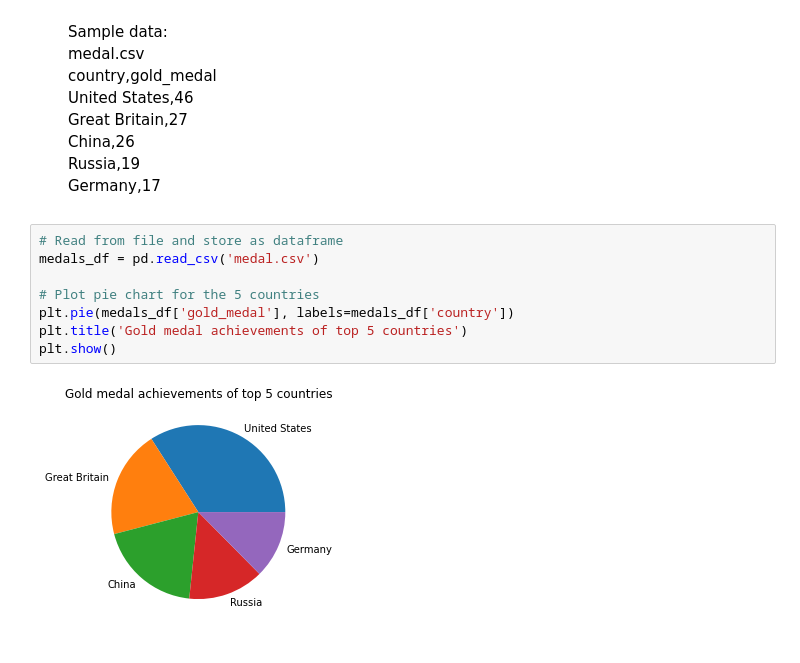
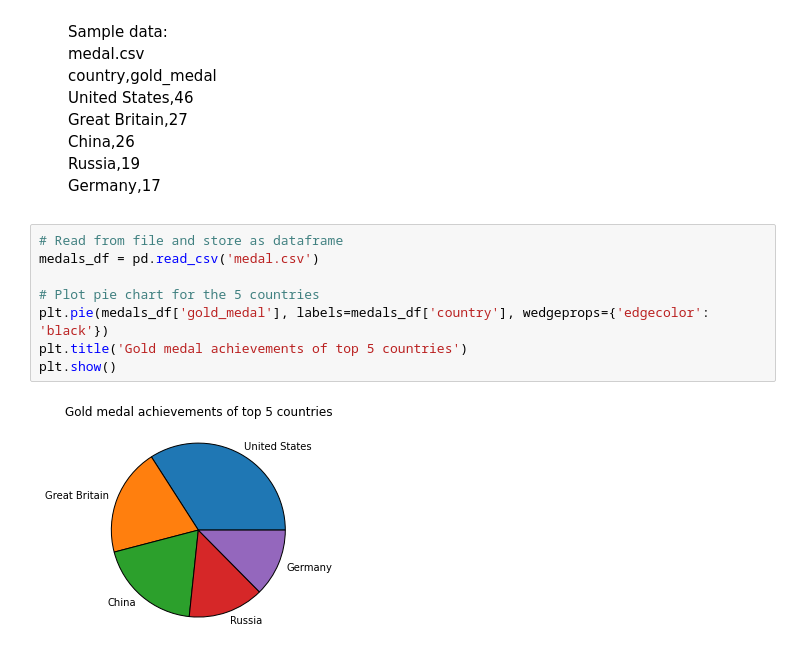
Before and after one commit to NishanthRajkumar/Python-Libraries, a Jupyter notebook: matplotlib_programs/matplotlib_piechart.ipynb, the cells around one changed output. Cells and saved outputs as stored; diff of their text form.

```diff
--- a/matplotlib_programs/matplotlib_piechart.ipynb
+++ b/matplotlib_programs/matplotlib_piechart.ipynb
@@ -50,10 +50,10 @@ plt.show()
 # %%
 # Read from file and store as dataframe
 medals_df = pd.read_csv('medal.csv')
 
 # Plot pie chart for the 5 countries
-plt.pie(medals_df['gold_medal'], labels=medals_df['country'])
+plt.pie(medals_df['gold_medal'], labels=medals_df['country'], wedgeprops={'edgecolor': 'black'})
 plt.title('Gold medal achievements of top 5 countries')
 plt.show()
 # %% [output]
-[figure, old version]
+[figure, new version]
```
Also changed, not shown: parts of 1 cell of this notebook.
